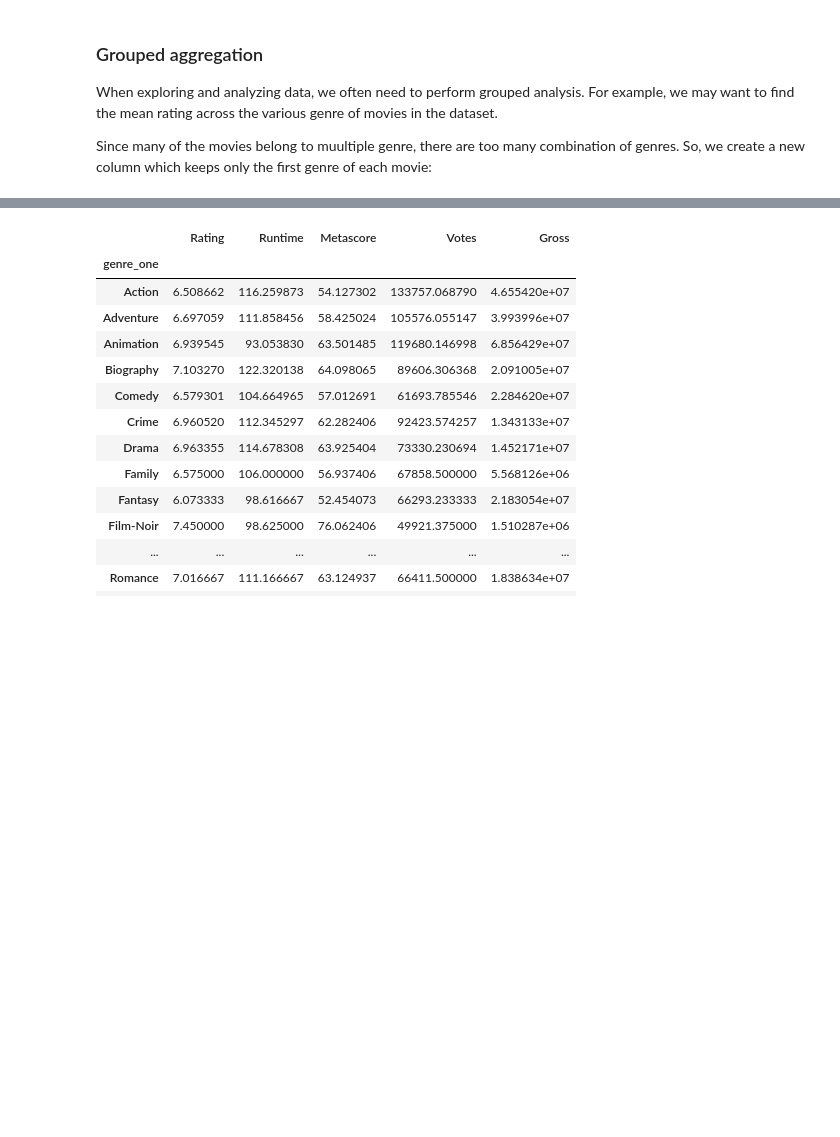
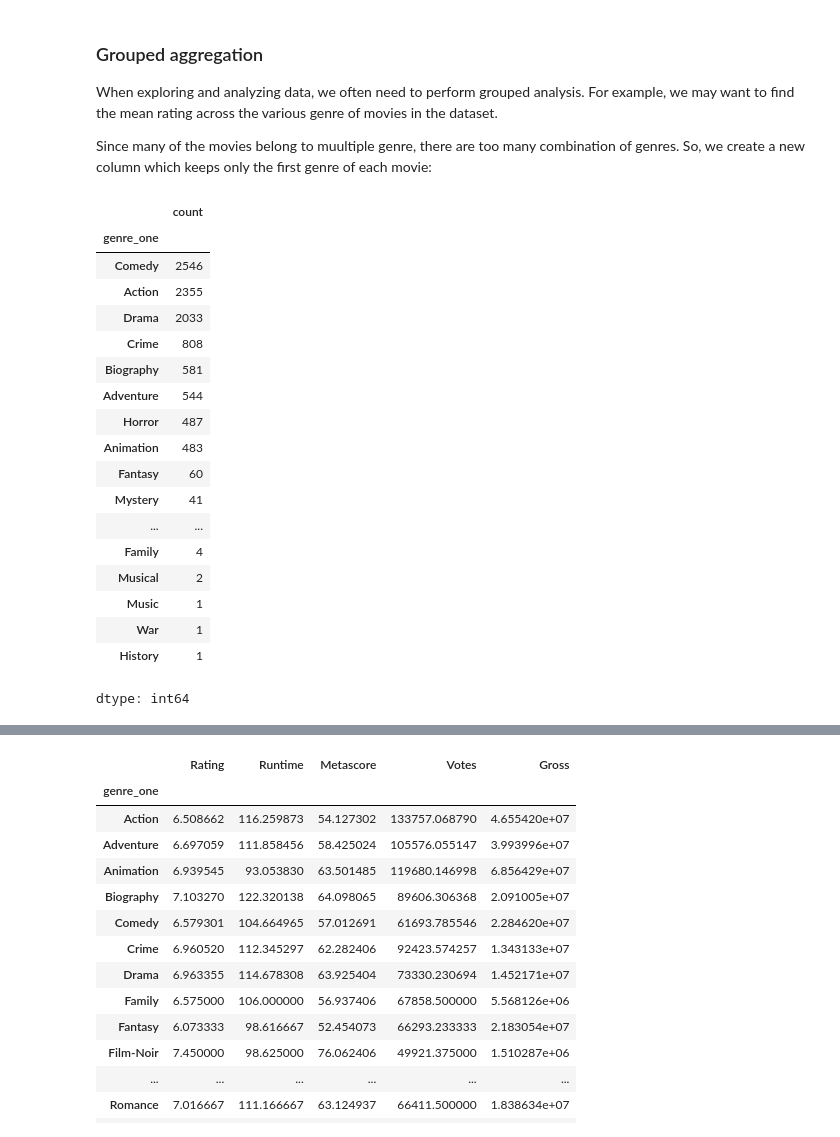
Before and after one commit to ami-null/python-course, a Jupyter notebook: 12_pandas.ipynb, the cells around one changed output, grey strips where cells are left out. Drawn from its saved outputs; the diff is of its cells as text; code cells hidden in the pictures; blank space fills up the shorter version.

```diff
--- a/12_pandas.ipynb
+++ b/12_pandas.ipynb
@@ -956,4 +972,26 @@ When exploring and analyzing data, we often need to perform grouped analysis. Fo
 Since many of the movies belong to muultiple genre, there are too many combination of genres. So, we create a new column which keeps only the first genre of each movie:
 # %%
 movies_df['genre_one'] = movies_df['Genre'].str.split(',').str[0]
+# %%
+movies_df['genre_one'].value_counts()
+# %% [output]
+|  | count |
+| genre_one |  |
+| Comedy | 2546 |
+| Action | 2355 |
+| Drama | 2033 |
+| Crime | 808 |
+| Biography | 581 |
+| Adventure | 544 |
+| Horror | 487 |
+| Animation | 483 |
+| Fantasy | 60 |
+| Mystery | 41 |
+| ... | ... |
+| Family | 4 |
+| Musical | 2 |
+| Music | 1 |
+| War | 1 |
+| History | 1 |
+dtype: int64
 # %%
```
Also changed, not shown: parts of 9 cells of this notebook.
